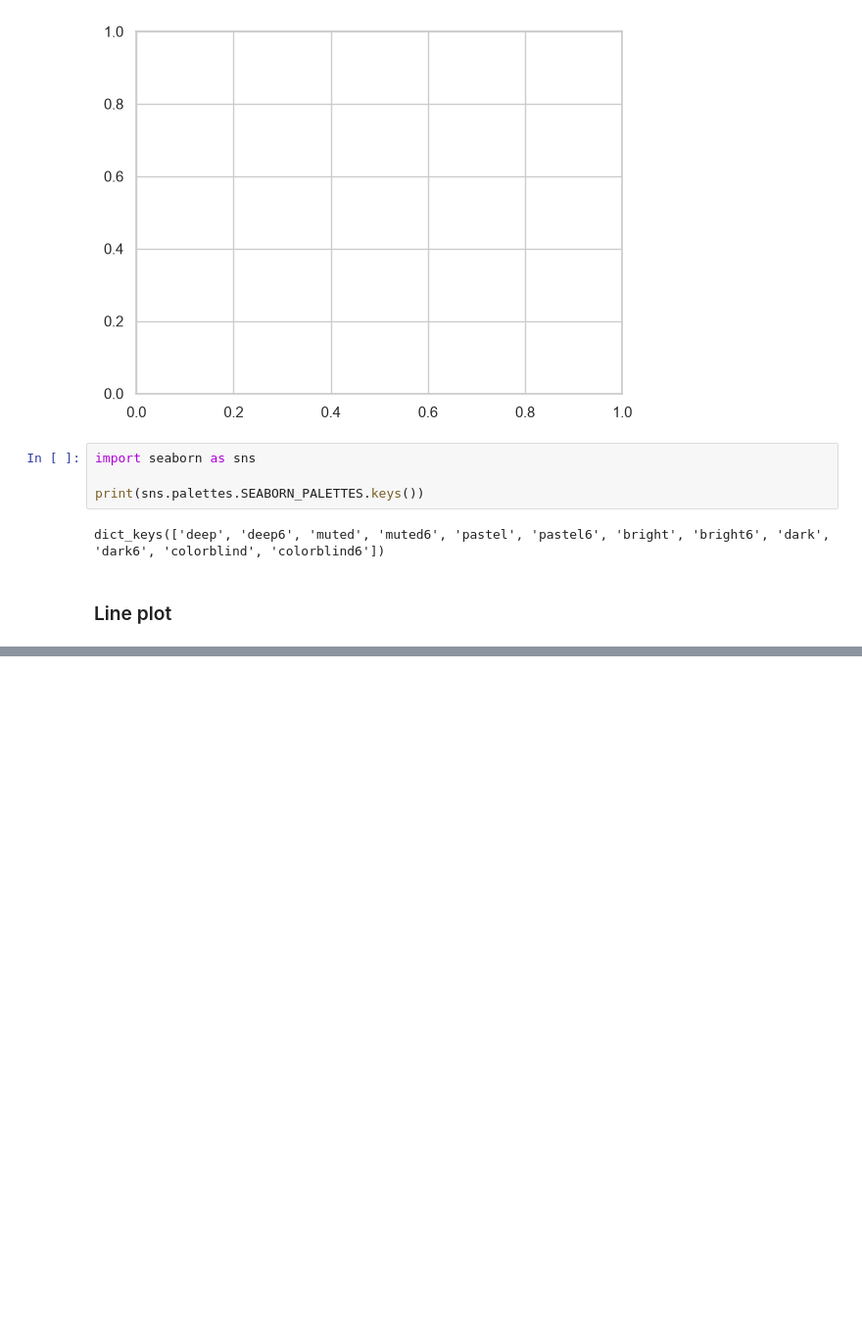
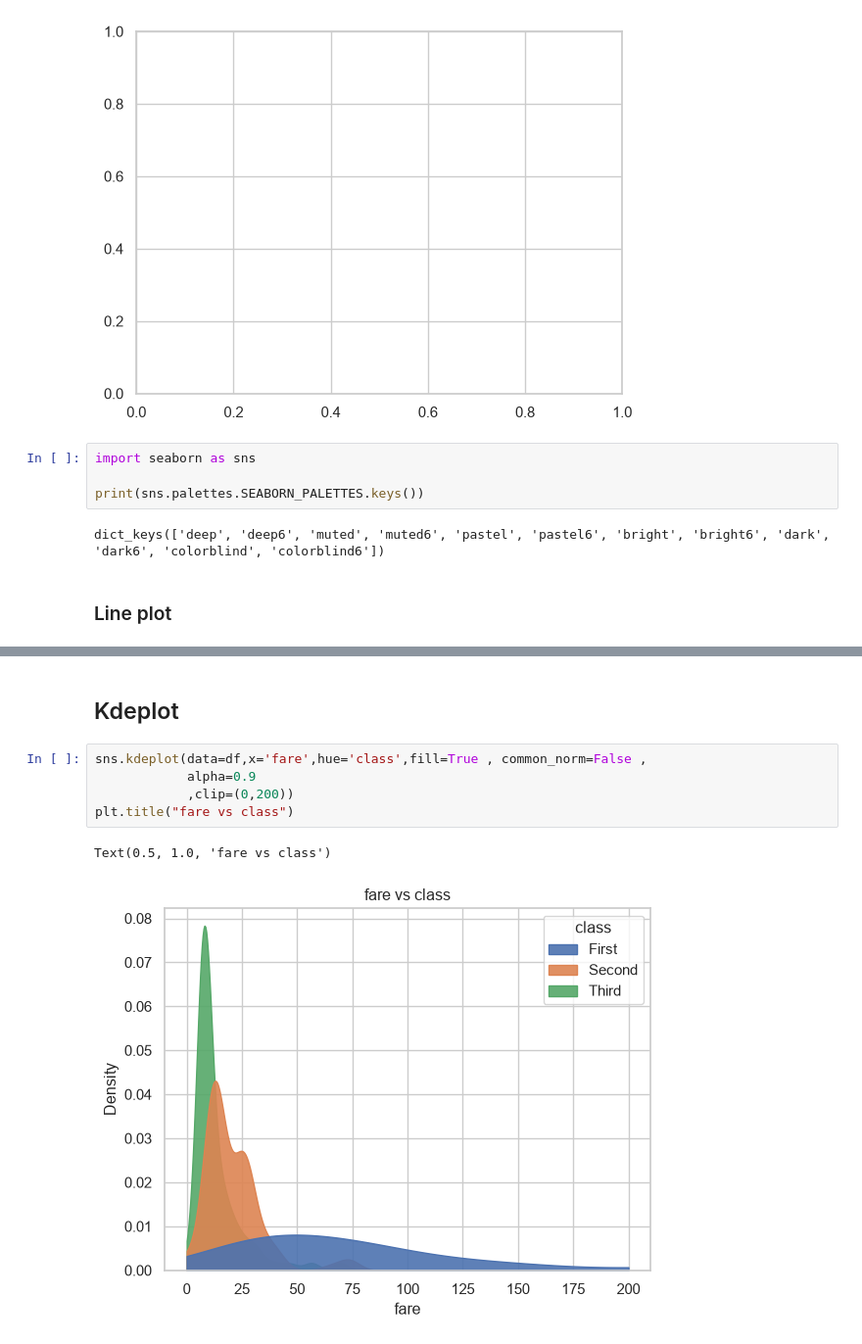
Before and after one commit to Sumit-Rajak99/Matplotlib-learning, a Jupyter notebook: seabornn.ipynb, the cells around one changed output, grey strips where cells are left out. Shown at 98% size. Cells and saved outputs as stored; diff of their text form; blank space fills up the shorter version.

```diff
--- a/seabornn.ipynb
+++ b/seabornn.ipynb
@@ -52,0 +76,10 @@ dict_keys(['deep', 'deep6', 'muted', 'muted6', 'pastel', 'pastel6', 'bright', 'b
+# %% [markdown]
+## Kdeplot
+# %%
+sns.kdeplot(data=df,x='fare',hue='class',fill=True , common_norm=False ,
+            alpha=0.9
+            ,clip=(0,200))
+plt.title("fare vs class")
+# %% [output]
+Text(0.5, 1.0, 'fare vs class')
+[figure, added]
```
Also changed, not shown: parts of 12 cells of this notebook.
